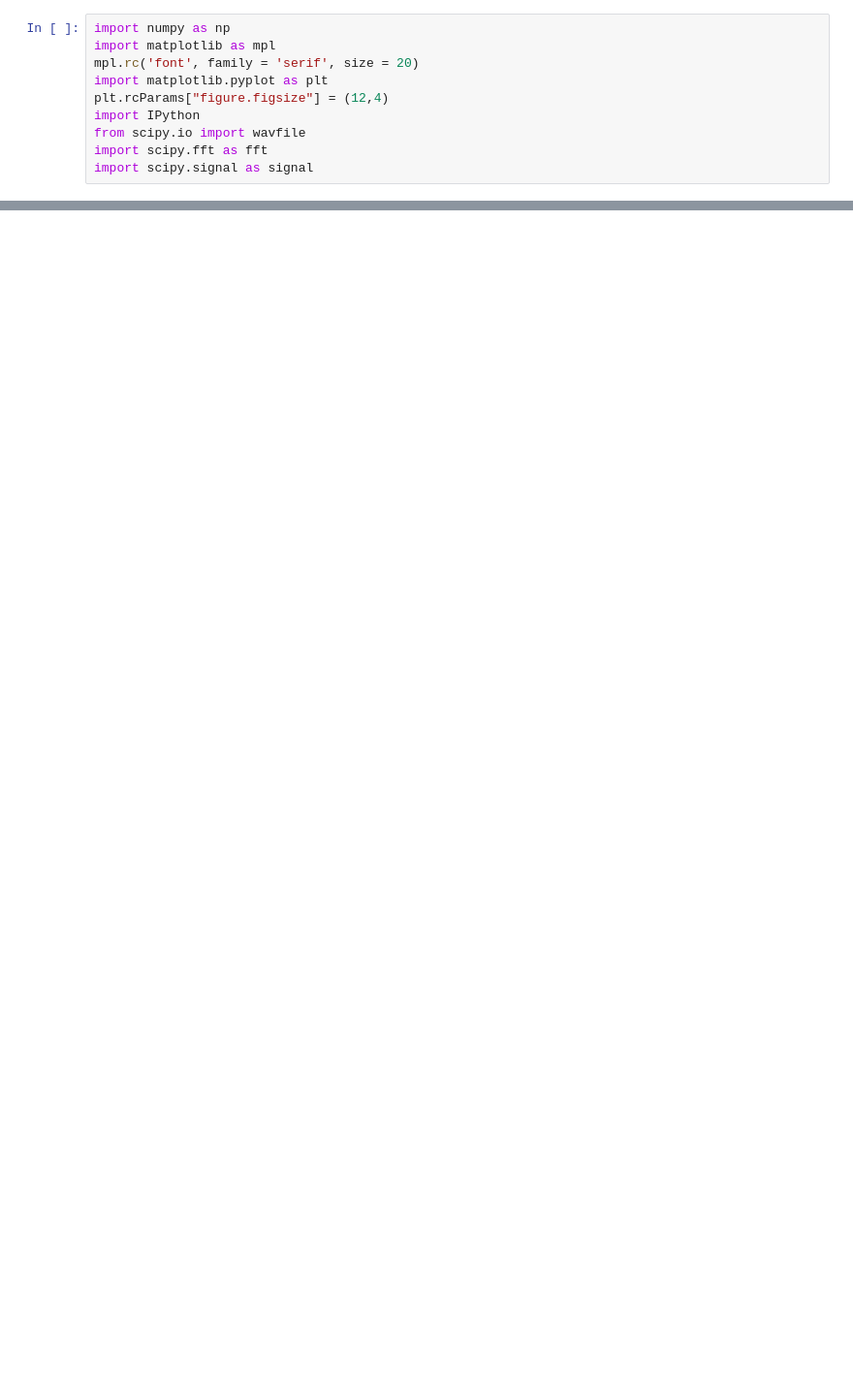
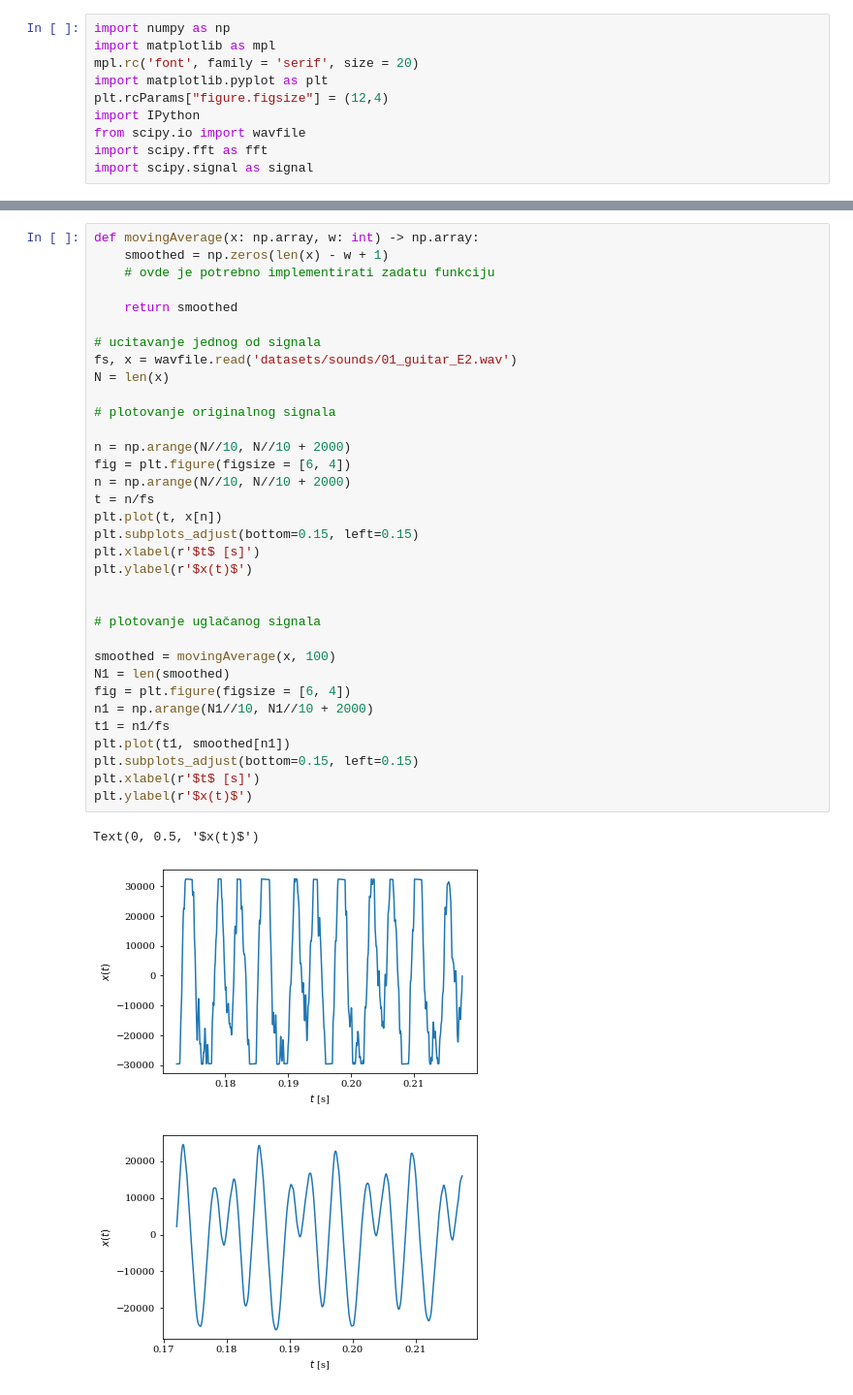
Before and after one commit to pfe-rs/jupyter-testbench, a Jupyter notebook: 04_filtriranje-vezbe.ipynb, the cells around one changed output, grey strips where cells are left out. Shown at 97% size. Drawn from its saved outputs; the diff is of its cells as text; blank space fills up the shorter version.

```diff
--- a/04_filtriranje-vezbe.ipynb
+++ b/04_filtriranje-vezbe.ipynb
@@ -33,0 +28,38 @@ stemSequence(t, x, plotName = 'Signal', xlabel = r'$n$', ylabel = r'$x[n]$')
+# %%
+def movingAverage(x: np.array, w: int) -> np.array:
+    smoothed = np.zeros(len(x) - w + 1)
+    # ovde je potrebno implementirati zadatu funkciju
+
+    return smoothed
+
+# ucitavanje jednog od signala
+fs, x = wavfile.read('datasets/sounds/01_guitar_E2.wav')
+N = len(x)
+
+# plotovanje originalnog signala
+
+n = np.arange(N//10, N//10 + 2000)
+fig = plt.figure(figsize = [6, 4])
+n = np.arange(N//10, N//10 + 2000)
+t = n/fs
+plt.plot(t, x[n])
+plt.subplots_adjust(bottom=0.15, left=0.15)
+plt.xlabel(r'$t$ [s]')
+plt.ylabel(r'$x(t)$')
+
+
+# plotovanje uglačanog signala
+
+smoothed = movingAverage(x, 100)
+N1 = len(smoothed)
+fig = plt.figure(figsize = [6, 4])
+n1 = np.arange(N1//10, N1//10 + 2000)
+t1 = n1/fs
+plt.plot(t1, smoothed[n1])
+plt.subplots_adjust(bottom=0.15, left=0.15)
+plt.xlabel(r'$t$ [s]')
+plt.ylabel(r'$x(t)$')
+# %% [output]
+Text(0, 0.5, '$x(t)$')
+[figure, added]
+[figure, added]
```
Also changed, not shown: parts of 3 cells of this notebook, 6 other files.
